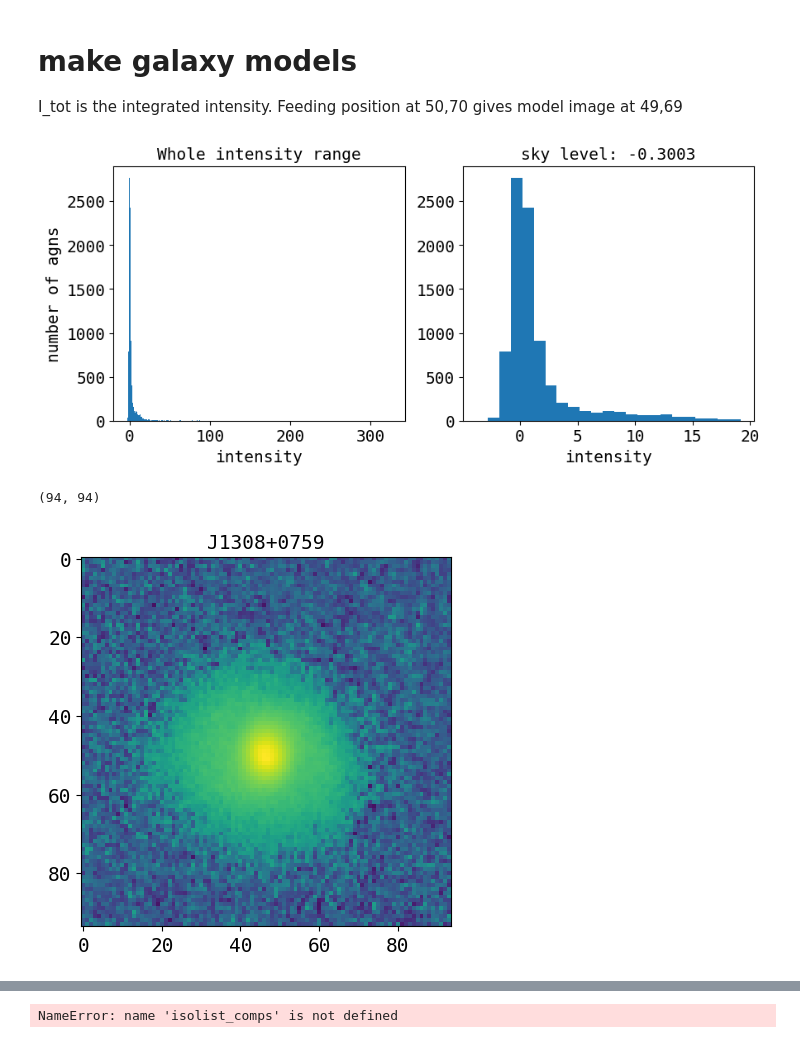
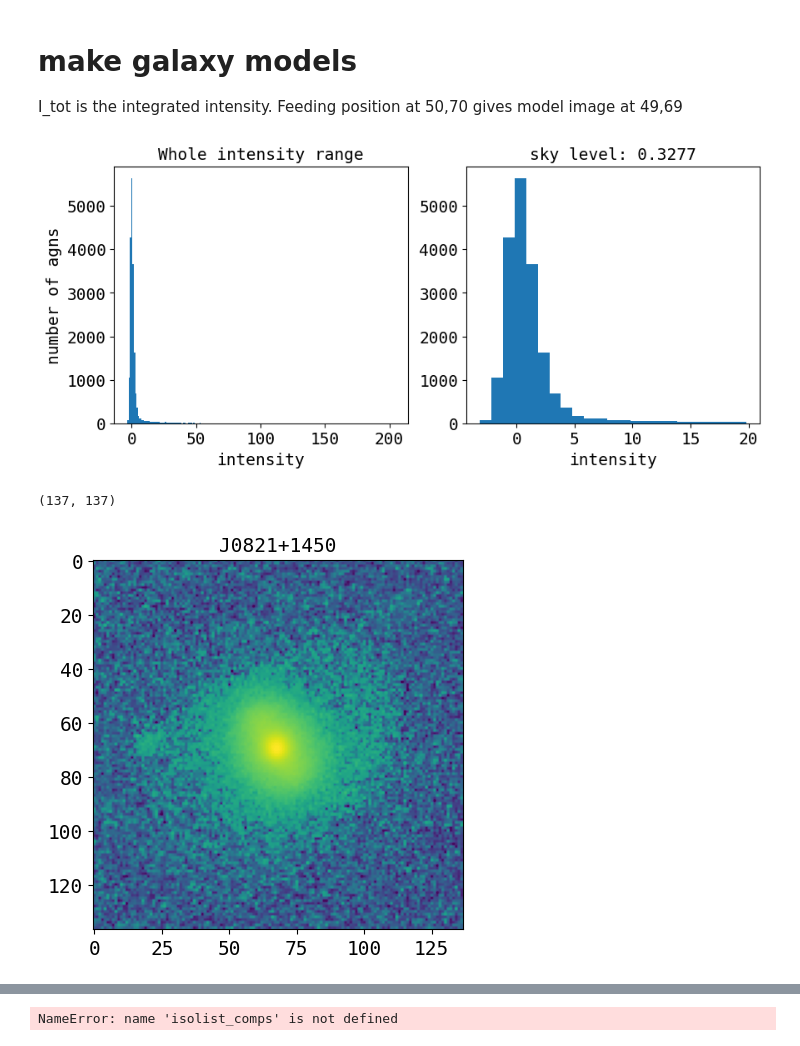
Before and after one commit to insepien/dualAGN, a Jupyter notebook: scrap_notebooks/checkFit.ipynb, the cells around one changed output, grey strips where cells are left out. Cells and saved outputs as stored; diff of their text form; code cells hidden in the pictures.

```diff
--- a/scrap_notebooks/checkFit.ipynb
+++ b/scrap_notebooks/checkFit.ipynb
@@ -69,7 +69,7 @@ def makeModelDict(PA_ss, ell_ss, n_ss, I_ss, r_ss, Itot,
     # Sersic
     """sersic = {'PA': [PA_ss, PA_lim[0],PA_lim[1]], 'ell_bulge': [ell_ss, ell_lim[0],ell_lim[1]], 'n': [n_ss, 'fixed'],
     'I_e': [I_ss, Iss_lim[0],Iss_lim[1]], 'r_e': [r_ss, rss_lim[0],rss_lim[1]]}"""
-    sersic = {'PA': [PA_ss, PA_lim[0],PA_lim[1]], 'ell_bulge': [ell_ss, ell_lim[0],ell_lim[1]], 'n': [n_ss, 0, 10],
+    sersic = {'PA': [PA_ss, PA_lim[0],PA_lim[1]], 'ell_bulge': [ell_ss, ell_lim[0],ell_lim[1]], 'n': [n_ss, 0.5, 5],
     'I_e': [I_ss, Iss_lim[0],Iss_lim[1]], 'r_e': [r_ss, rss_lim[0],rss_lim[1]]}
     sersic_dict = {'name': "Sersic", 'label': "bulge", 'parameters': sersic}
     # PSF
@@ -540,7 +540,7 @@ def mask_image(image,rad,intens,agn_mask_size,PA=180):
 # main_masked = mask_image(main_ss,rad=8,intens=5,agn_mask_size=50)#
 #ys,xs = find_highest_indices(imageAGN_masked)
 # %%
-on = "J1308+0759"
+on = "J0821+1450"
 imageFile = glob.glob(os.path.expanduser("~/research-data/agn-result/box/final_cut/"+on+"*"))[0]
 imageAGN = fits.getdata(os.path.expanduser(imageFile))
 with open(os.path.expanduser("~/research-data/psf-results/psf_pkls/psf_"+on+".pkl"),"rb") as f:
@@ -560,34 +560,34 @@ def make1model(xpos,ypos,function_dict,psf,dataImage):
     func_set_dict = {'X0': xpos, 'Y0': ypos,
                     'function_list': [function_dict]}
     funcset = [func_set_dict]
     model= pyimfit.ModelDescription.dict_to_ModelDescription({'function_sets':funcset})
     fitter = pyimfit.Imfit(model,psf=psf)
     return fitter
 
 
 sersic_dict, psf_dict, gaussian_dict, flatsky_dict, flatbar_dict, exp_dict = makeModelDict(PA_ss=200, ell_ss=0.1, n_ss=1, I_ss=1, r_ss=20, Itot=itot,
                                                                      PA_lim=[0,360], ell_lim=[0.0,1.0], I_lim=[0.1,Imax],
                                                                      Iss_lim=[0.1,Imax], rss_lim=[0.1,framelim], Itot_lim=[0.1,1e4],
                                                                      sigma = 5, sigma_lim = [1,20], Isky = 2.5, Isky_lim =[0,10],
                                                                      h1=10,h2=10,h_lim=[0.1,framelim],alpha=0.1,alpha_lim=[0.1,framelim])
 
 
 # make models
 hlim_max=1000
 models_n1 = galaxy_model(X0=xs[0], Y0=ys[0],
                          X1=xs[1], Y1=ys[1],
                          Xss0=xs[0], Yss0=ys[0],
                          Xss1=xs[1], Yss1=ys[1],
                          Xlim=[0,framelim], Ylim=[0,framelim], Xsslim = [0,framelim], Ysslim=[0,framelim],
                          PA_ss=200, ell_ss=0.1, n_ss=1, I_ss=1, r_ss=20, Itot=itot,
                          PA_lim=[0,360], ell_lim=[0.0,1.0], I_lim=[0.1,Imax],
                          Iss_lim=[0.1,Imax], rss_lim=[0.1,framelim], Itot_lim=[0.1,1e4],
                          sigma = 5, sigma_lim = [1,20],midf=midF, Isky = 2.5, Isky_lim =[0,10],
                          h1=10,h2=10,h_lim=[0.1,hlim_max],alpha=0.1,alpha_lim=[0.1,framelim])
 
 sky = find_sky(imageAGN,plothist=True)
 # %% [output]
-[figure, old version]
+[figure, new version]
 # %%
 plt.imshow(imageAGN, norm='symlog')
 plt.title(on)
@@ -597,8 +597,8 @@ plt.title(on)
 #imageAGN_masked = mask_image(image=imageAGN,rad=15,intens=15,agn_mask_size=30)
 imageAGN.shape
 # %% [output]
-(94, 94)
+(137, 137)
-[figure, old version]
+[figure, new version]
 # %%
 def _dofit_no_oversp(model, dataImage, psf, readnoise=0.22, expT=1, skylevel = 654.63, ncom=4, solver="NM",effgain=1):
     """do fit with not oversampled psf
```
Also changed, not shown: parts of 10 cells of this notebook, 4 other files.
